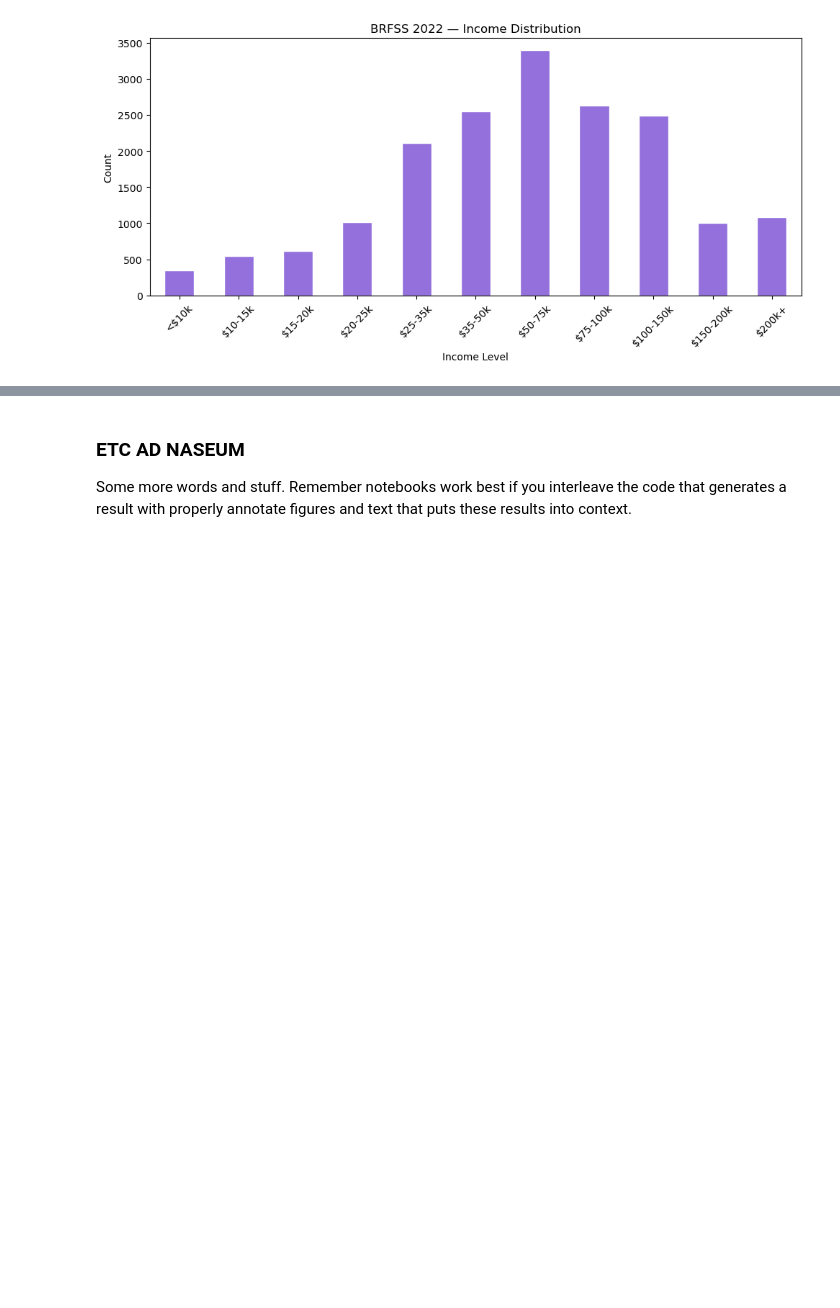
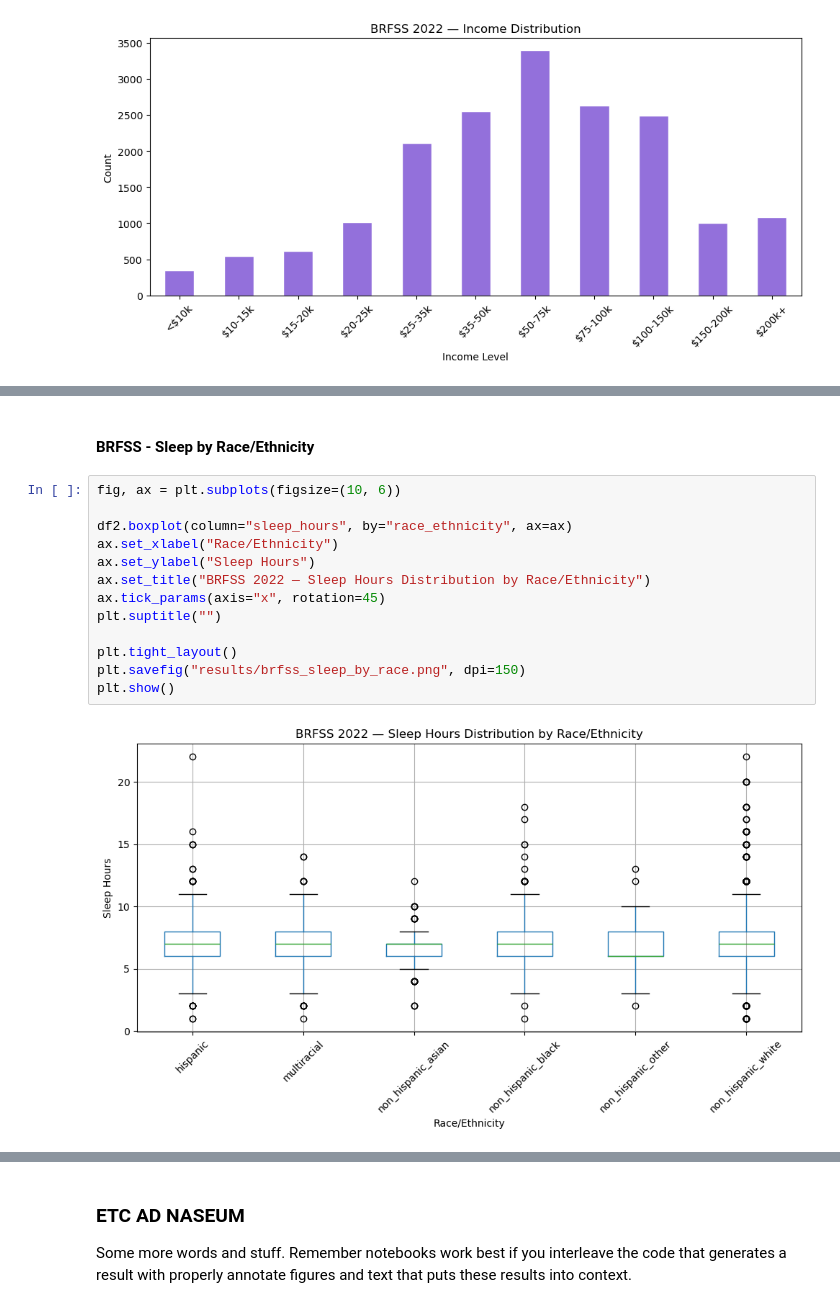
Before and after one commit to COGS108/Group150_WI26, a Jupyter notebook: 03-FinalProject.ipynb, the cells around one changed output, grey strips where cells are left out. Drawn from its saved outputs; the diff is of its cells as text; blank space fills up the shorter version.

```diff
--- a/03-FinalProject.ipynb
+++ b/03-FinalProject.ipynb
@@ -749,0 +824,17 @@ The lowest income brackets are notably underrepresented compared to middle incom
+# %% [markdown]
+#### BRFSS - Sleep by Race/Ethnicity
+# %%
+fig, ax = plt.subplots(figsize=(10, 6))
+
+df2.boxplot(column="sleep_hours", by="race_ethnicity", ax=ax)
+ax.set_xlabel("Race/Ethnicity")
+ax.set_ylabel("Sleep Hours")
+ax.set_title("BRFSS 2022 — Sleep Hours Distribution by Race/Ethnicity")
+ax.tick_params(axis="x", rotation=45)
+plt.suptitle("")
+
+plt.tight_layout()
+plt.savefig("results/brfss_sleep_by_race.png", dpi=150)
+plt.show()
+# %% [output]
+[figure, added]
```
Also changed, not shown: parts of 18 cells of this notebook.
